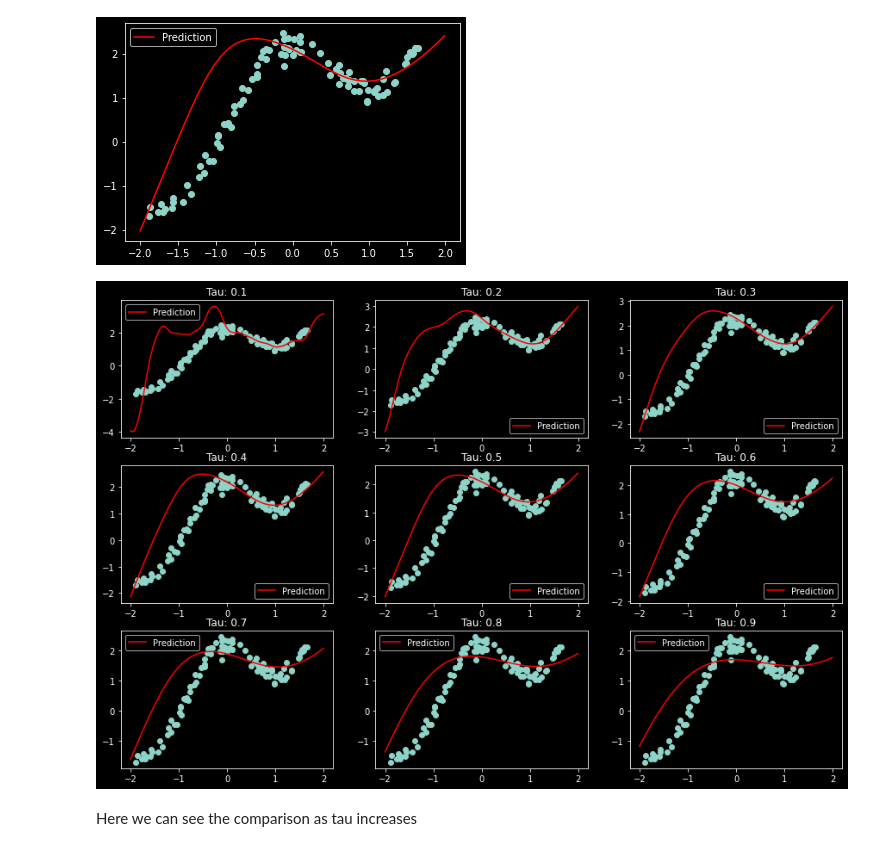
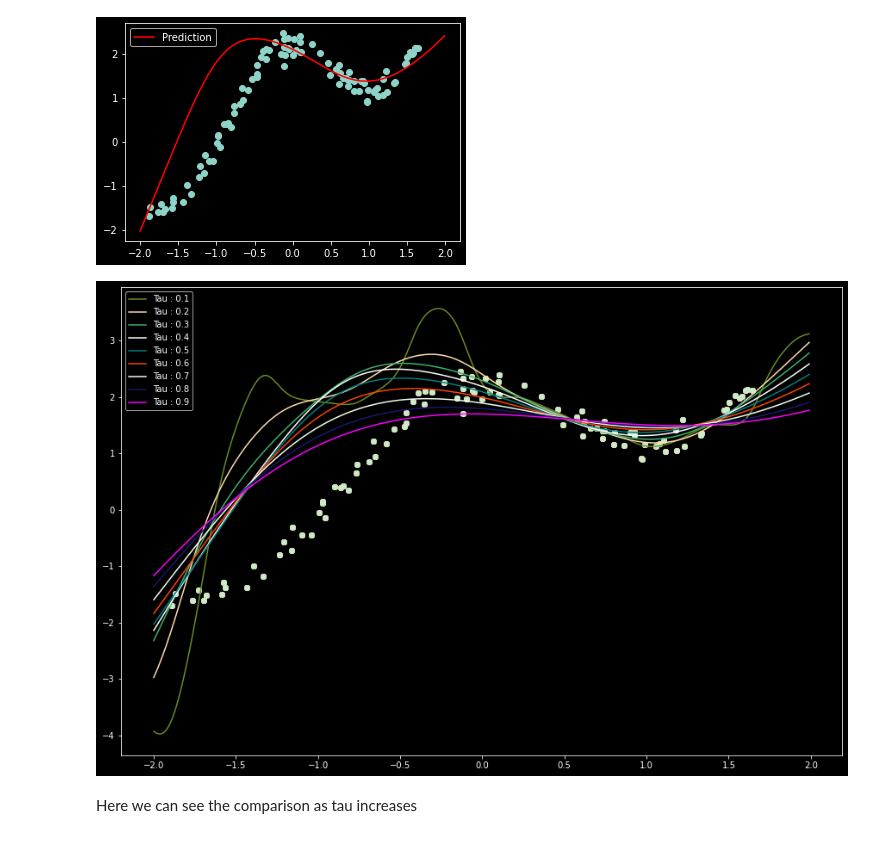
Before and after one commit to utkarshgupta2504/Data-Science, a Jupyter notebook: Locally Weighted Regression/LOWESSimplementation.ipynb, the cells around one changed output. Saved outputs shown, nothing was run; the diff lists cells and outputs as text; code cells hidden in the pictures.

Commit message:
Better Tau variation visualisation

```diff
--- a/Locally Weighted Regression/LOWESSimplementation.ipynb
+++ b/Locally Weighted Regression/LOWESSimplementation.ipynb
@@ -203,26 +203,29 @@ def plotPredictions(tau):
 plotPredictions(0.5)
 # %% [output]
 [figure]
+# %%
+from matplotlib import colors
+colorOptions = list(colors.cnames.keys())
+np.random.shuffle(colorOptions)
 # %%
 plt.figure(figsize=(15,10))
 for i in range(1, 10):
 
-    plt.subplot(3,3,i)
+    # plt.subplot(3,3,i)
 
     preds = []
 
     for j in range(-200, 200):
 
         preds.append(predict(X, Y, j/100, i/10)[1][0,0])
 
     plt.scatter(np.array(X), np.array(Y))
-    plt.plot(np.arange(-200,200)/100, preds, color="red", label="Prediction")
+    plt.plot(np.arange(-200,200)/100, preds, color=colorOptions[i], label=f"Tau : {i/10}")
     plt.legend()
-    plt.title(f"Tau: {i/10}")
 
 plt.show()
 # %% [output]
-[figure, old version]
+[figure, new version]
 # %% [markdown]
 Here we can see the comparison as tau increases
 # %% [markdown]
```
